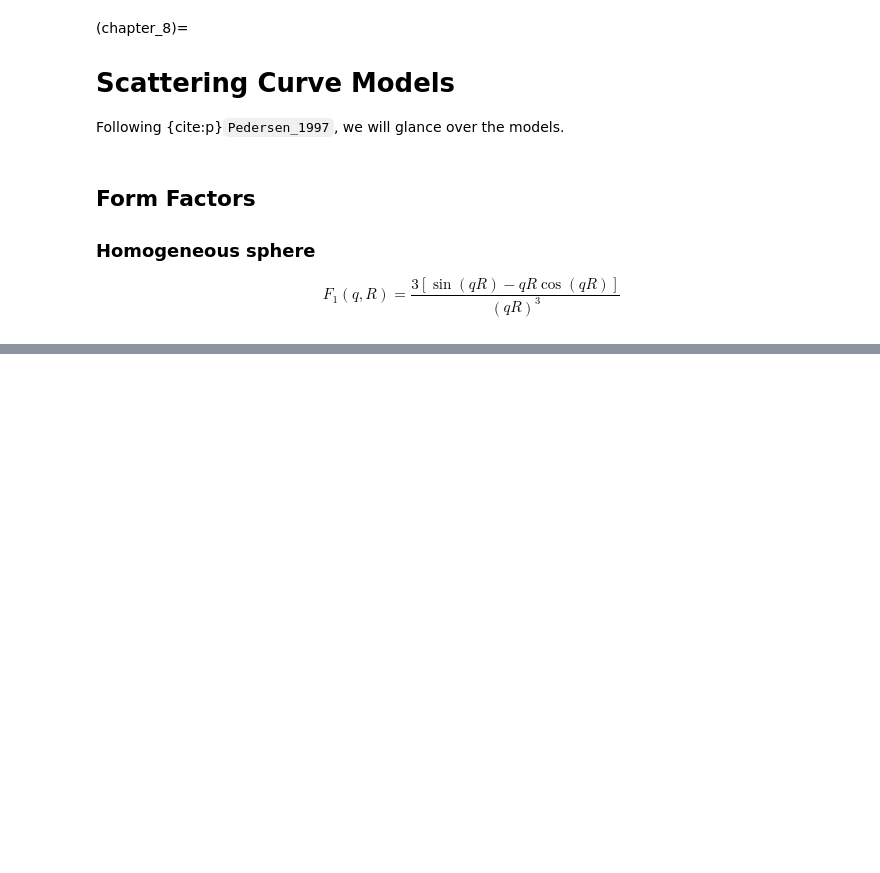
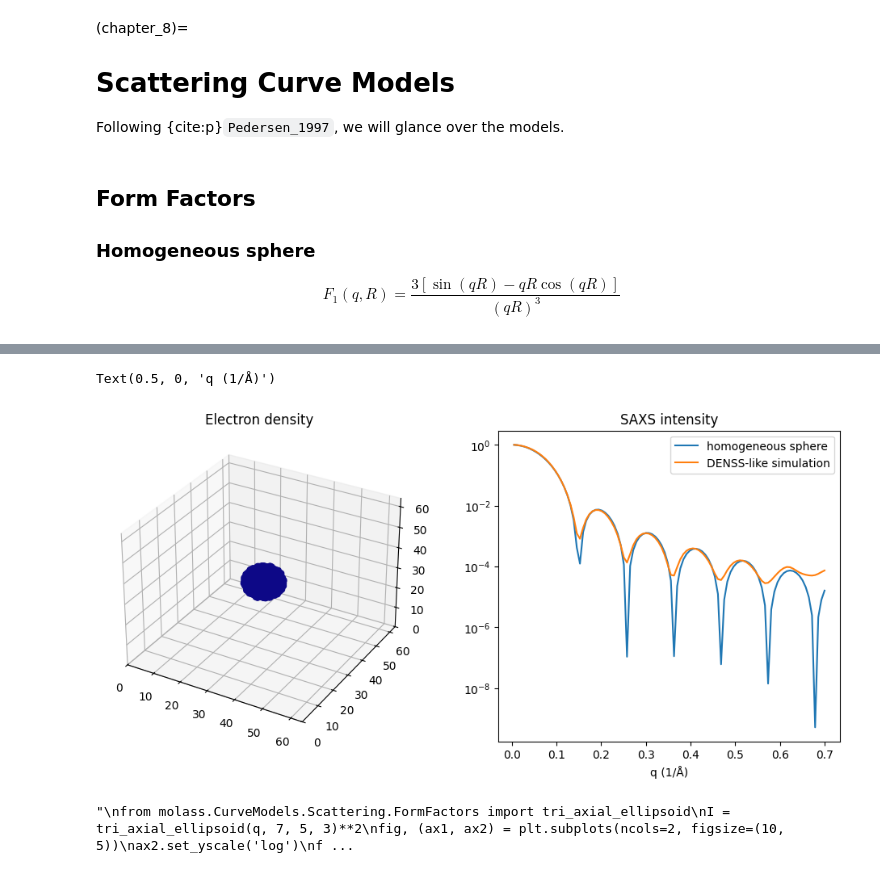
Before and after one commit to freesemt/molass-essence, a Jupyter notebook: _sources/chapters/09/scattering_models.ipynb, the cells around one changed output, grey strips where cells are left out. Cells and saved outputs as stored; diff of their text form; code cells hidden in the pictures; blank space fills up the shorter version.

```diff
--- a/_sources/chapters/09/scattering_models.ipynb
+++ b/_sources/chapters/09/scattering_models.ipynb
@@ -30,0 +31,36 @@ for ax in ax1, ax2:
+# %%
+from molass.Shapes import Sphere
+from molass.DensitySpace import VoxelSpace
+from molass.SAXS.Simulator import compute_saxs
+
+sphere = Sphere(radius=6.45)
+space = VoxelSpace(64, sphere)
+saxs = compute_saxs(space.rho, q=q)
+
+fig = plt.figure(figsize=(12, 5))
+ax1 = fig.add_subplot(121, projection='3d')
+ax1.set_title('Electron density')
+space.plot_as_dots(ax1)
+
+ax2 = fig.add_subplot(122)
+ax2.set_title('SAXS intensity')
+ax2.set_yscale('log')
+ax2.plot(q, I, label='homogeneous sphere')
+curve = saxs.get_curve()
+ax2.plot(q, curve.y, label='DENSS-like simulation')
+ax2.legend()
+ax2.set_xlabel('q (1/Å)')
+# %% [output]
+Text(0.5, 0, 'q (1/Å)')
+[figure, added]
+# %%
+"""
+from molass.CurveModels.Scattering.FormFactors import tri_axial_ellipsoid
+I = tri_axial_ellipsoid(q, 7, 5, 3)**2
+fig, (ax1, ax2) = plt.subplots(ncols=2, figsize=(10, 5))
+ax2.set_yscale('log')
+for ax in ax1, ax2:
+    ax.plot(q, I, label='homogeneous sphere')
+"""
+# %% [output]
+"\nfrom molass.CurveModels.Scattering.FormFactors import tri_axial_ellipsoid\nI = tri_axial_ellipsoid(q, 7, 5, 3)**2\nfig, (ax1, ax2) = plt.subplots(ncols=2, figsize=(10, 5))\nax2.set_yscale('log')\nf ...
```
Also changed, not shown: parts of 3 cells of this notebook, 35 other files.
